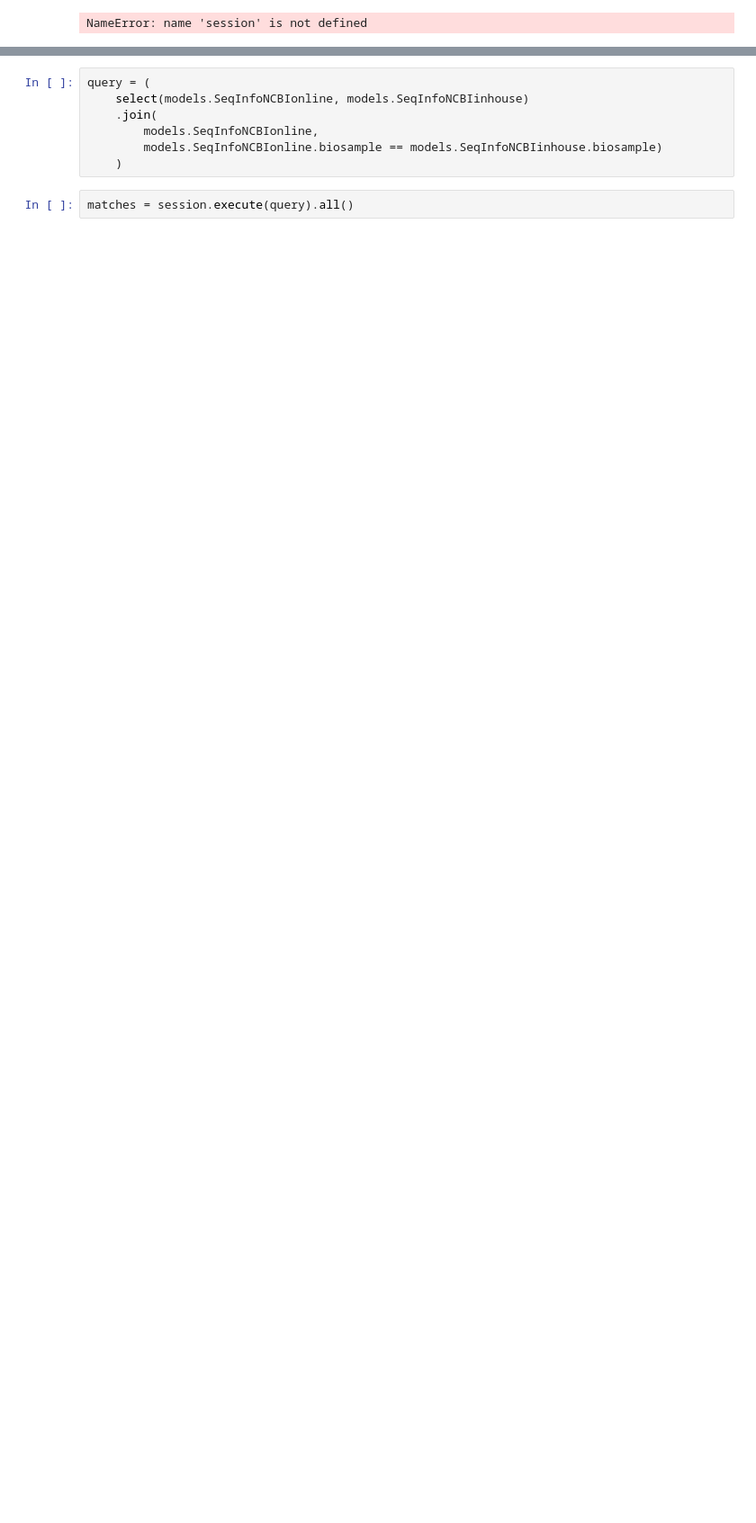
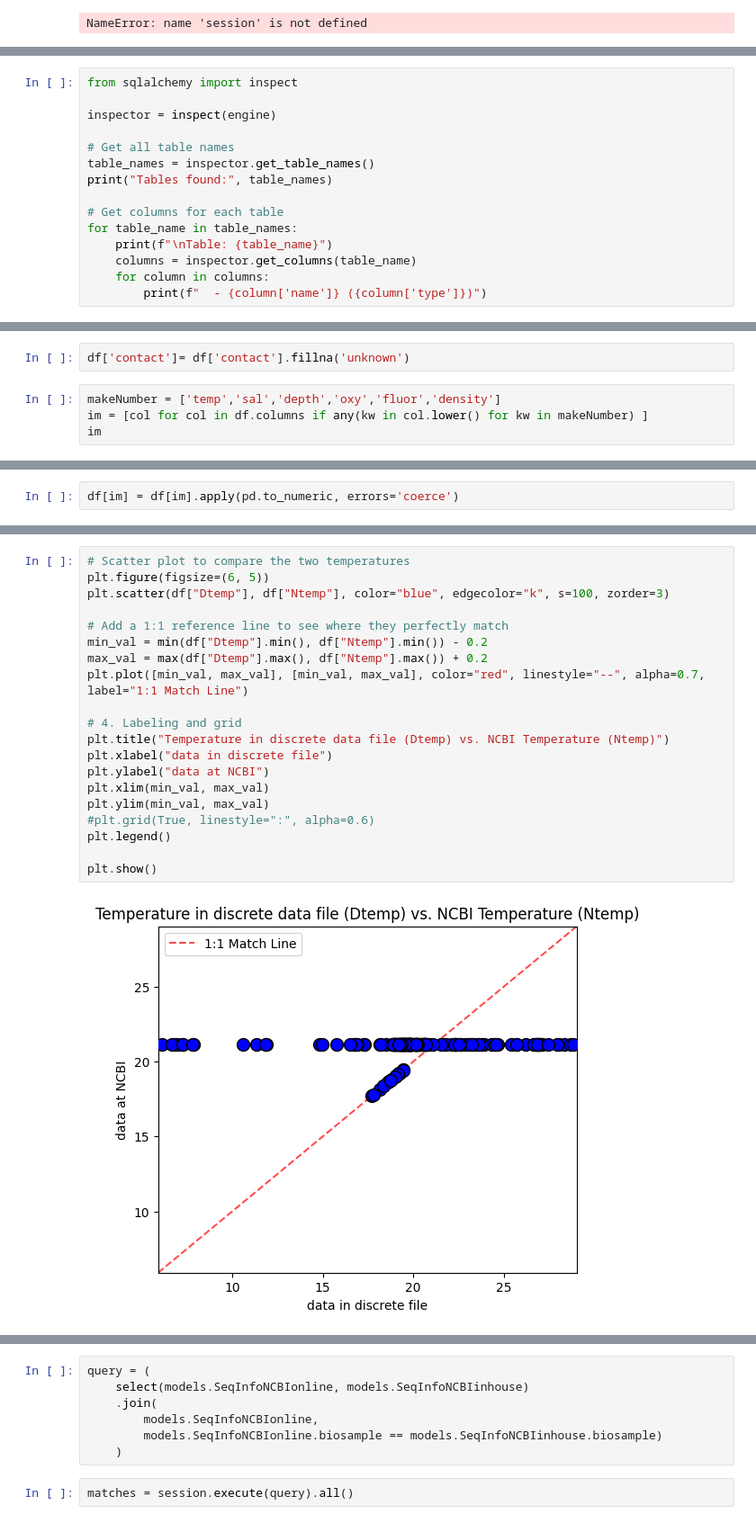
Before and after one commit to BIOS-SCOPE/SargassoDB, a Jupyter notebook: working.ipynb, the cells around one changed output, grey strips where cells are left out. Shown at 90% size. Saved outputs shown, nothing was run; the diff lists cells and outputs as text; blank space fills up the shorter version.

```diff
--- a/working.ipynb
+++ b/working.ipynb
@@ -66,3 +61,18 @@ engine = create_engine(SQLALCHEMY_DATABASE_URL) #, echo=True) #(turn off echo, g
 # Create a session
 Session = sessionmaker(bind=engine)
 session = Session()
+# %%
+from sqlalchemy import inspect
+
+inspector = inspect(engine)
+
+# Get all table names
+table_names = inspector.get_table_names()
+print("Tables found:", table_names)
+
+# Get columns for each table
+for table_name in table_names:
+    print(f"\nTable: {table_name}")
+    columns = inspector.get_columns(table_name)
+    for column in columns:
+        print(f"  - {column['name']} ({column['type']})")
@@ -68,0 +210,6 @@ session = Session()
+# %%
+df['contact']= df['contact'].fillna('unknown')
+# %%
+makeNumber = ['temp','sal','depth','oxy','fluor','density']
+im = [col for col in df.columns if any(kw in col.lower() for kw in makeNumber) ]
+im
@@ -68,0 +229,2 @@ session = Session()
+# %%
+df[im] = df[im].apply(pd.to_numeric, errors='coerce')
@@ -68,0 +256,22 @@ session = Session()
+# %%
+# Scatter plot to compare the two temperatures
+plt.figure(figsize=(6, 5))
+plt.scatter(df["Dtemp"], df["Ntemp"], color="blue", edgecolor="k", s=100, zorder=3)
+
+# Add a 1:1 reference line to see where they perfectly match
+min_val = min(df["Dtemp"].min(), df["Ntemp"].min()) - 0.2
+max_val = max(df["Dtemp"].max(), df["Ntemp"].max()) + 0.2
+plt.plot([min_val, max_val], [min_val, max_val], color="red", linestyle="--", alpha=0.7, label="1:1 Match Line")
+
+# 4. Labeling and grid
+plt.title("Temperature in discrete data file (Dtemp) vs. NCBI Temperature (Ntemp)")
+plt.xlabel("data in discrete file")
+plt.ylabel("data at NCBI")
+plt.xlim(min_val, max_val)
+plt.ylim(min_val, max_val)
+#plt.grid(True, linestyle=":", alpha=0.6)
+plt.legend()
+
+plt.show()
+# %% [output]
+[figure, added]
```
Also changed, not shown: parts of 71 cells of this notebook, 6 other files.
